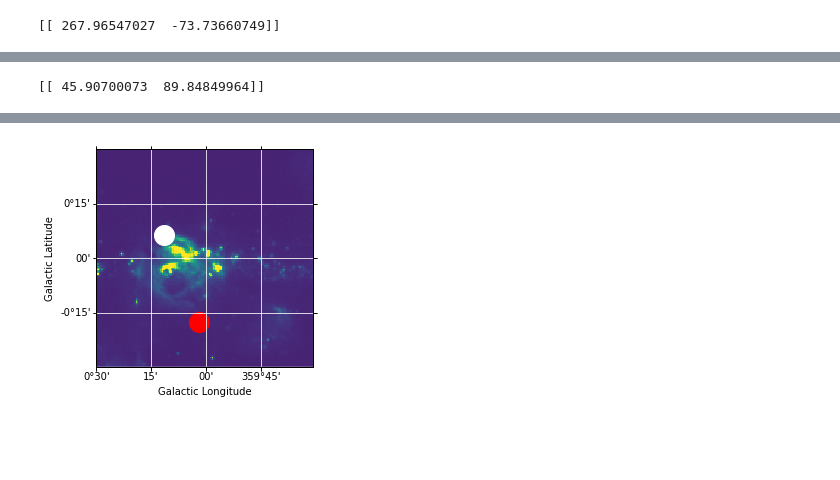
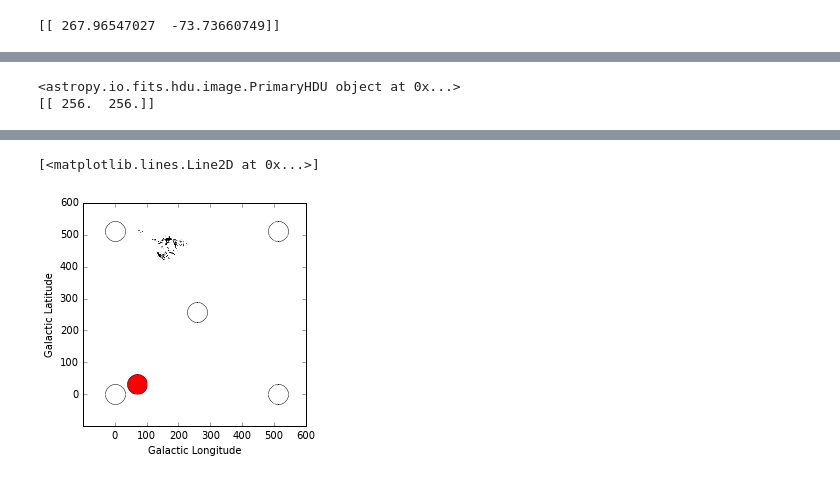
Before and after one commit to adl1995/HIPS-to-Py, a Jupyter notebook: examples/coord-plot-example.ipynb, the cells around one changed output, grey strips where cells are left out. Cells and saved outputs as stored; diff of their text form; code cells hidden in the pictures; blank space fills up the shorter version.

Commit message:
Add visualization using matplotlib / Fetch HiPS tile

```diff
--- a/examples/coord-plot-example.ipynb
+++ b/examples/coord-plot-example.ipynb
@@ -115,13 +113,15 @@ from astropy.wcs import WCS
 from astropy.io import fits
 from astropy.utils.data import get_pkg_data_filename
 
-filename = get_pkg_data_filename('galactic_center/gc_msx_e.fits')
+# filename = get_pkg_data_filename('galactic_center/gc_msx_e.fits')
+filename = '/media/adeel/643459A034597650/Projects/GSoC/OpenAstronomy/HiPS repository/hips-extra/datasets/samples/DSS2Red/Norder3/Dir0/Npix451.fits'
 
 hdu = fits.open(filename)[0]
+print(hdu)
 wcs = WCS(hdu.header)
 
 plt.subplot(projection=wcs)
-plt.imshow(hdu.data, vmin=-2.e-5, vmax=2.e-4, origin='lower')
+plt.imshow(hdu.data, vmin=-2.e-5, vmax=2.e-4, origin='lower', cmap='gray')
 plt.grid(color='white', ls='solid')
 plt.xlabel('Galactic Longitude')
 plt.ylabel('Galactic Latitude')
@@ -129,13 +129,29 @@ plt.ylabel('Galactic Latitude')
 plt.plot(70, 30, 'o', ms=20, c='red')
 
 # To plot a marker at a given sky position (method 1)
-world_pos = np.array([[0.2, 0.1]]) # Galactic position in deg
+tile_center = [hdu.data.shape[0] / 2, hdu.data.shape[1] / 2]
+corner_1 = np.array([[0, 0]], dtype='int')
+corner_2 = np.array([[0, hdu.data.shape[0]]], dtype='int')
+corner_3 = np.array([[hdu.data.shape[1], 0]], dtype='int')
+corner_4 = np.array([[hdu.data.shape[0], hdu.data.shape[1]]], dtype='int')
+
+world_pos = np.array([tile_center], dtype='int') # Galactic position in deg
 pix_pos = wcs.wcs_world2pix(world_pos, 1)
+corner_1 = wcs.wcs_world2pix(corner_1, 1)
+corner_2 = wcs.wcs_world2pix(corner_2, 1)
+corner_3 = wcs.wcs_world2pix(corner_3, 1)
+corner_4 = wcs.wcs_world2pix(corner_4, 1)
+
 print(pix_pos)
 plt.plot(pix_pos[0][0], pix_pos[0][1], 'o', ms=20, c='white')
+plt.plot(corner_1[0][0], corner_1[0][1], 'o', ms=20, c='white')
+plt.plot(corner_2[0][0], corner_2[0][1], 'o', ms=20, c='white')
+plt.plot(corner_3[0][0], corner_3[0][1], 'o', ms=20, c='white')
+plt.plot(corner_4[0][0], corner_4[0][1], 'o', ms=20, c='white')
 
 # Second way to plot at given sky position
 # Read through and work through this
 # http://astropy.readthedocs.io/en/latest/visualization/wcsaxes/overlays.html
 # %% [output]
-[[ 45.90700073  89.84849964]]
+<astropy.io.fits.hdu.image.PrimaryHDU object at 0x...>
+[[ 256.  256.]]
@@ -143 +160,2 @@ plt.plot(pix_pos[0][0], pix_pos[0][1], 'o', ms=20, c='white')
+[<matplotlib.lines.Line2D at 0x...>]
-[figure, old version]
+[figure, new version]
```
Also changed, not shown: parts of 9 cells of this notebook, 1 other file.
